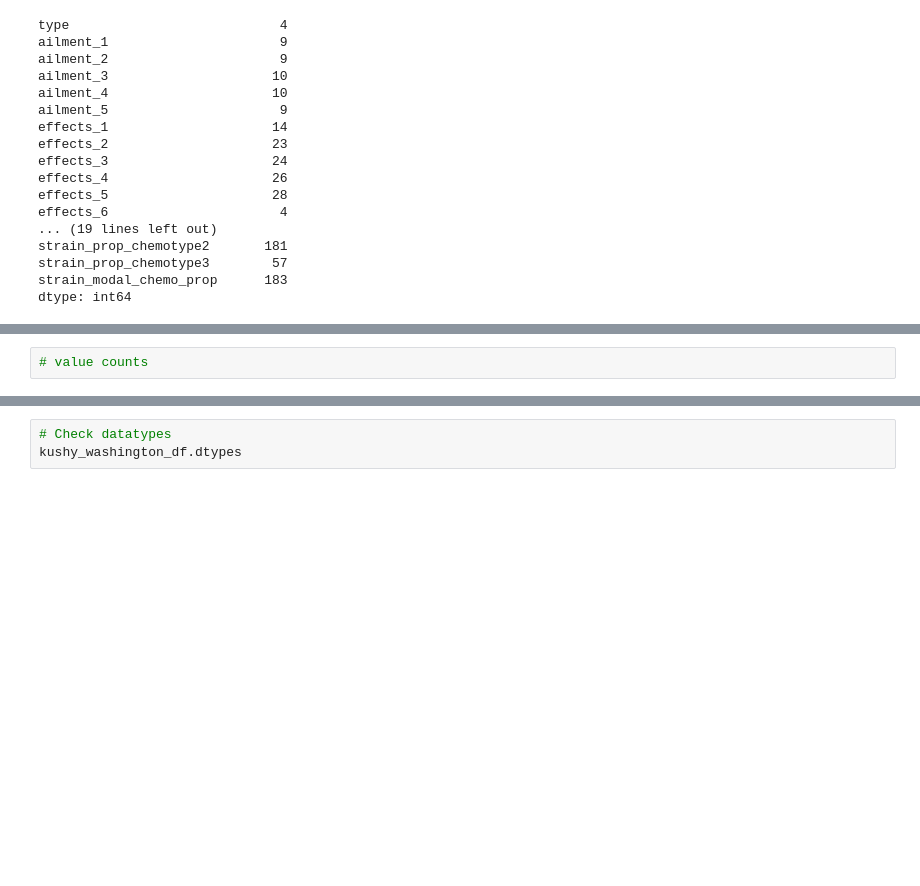
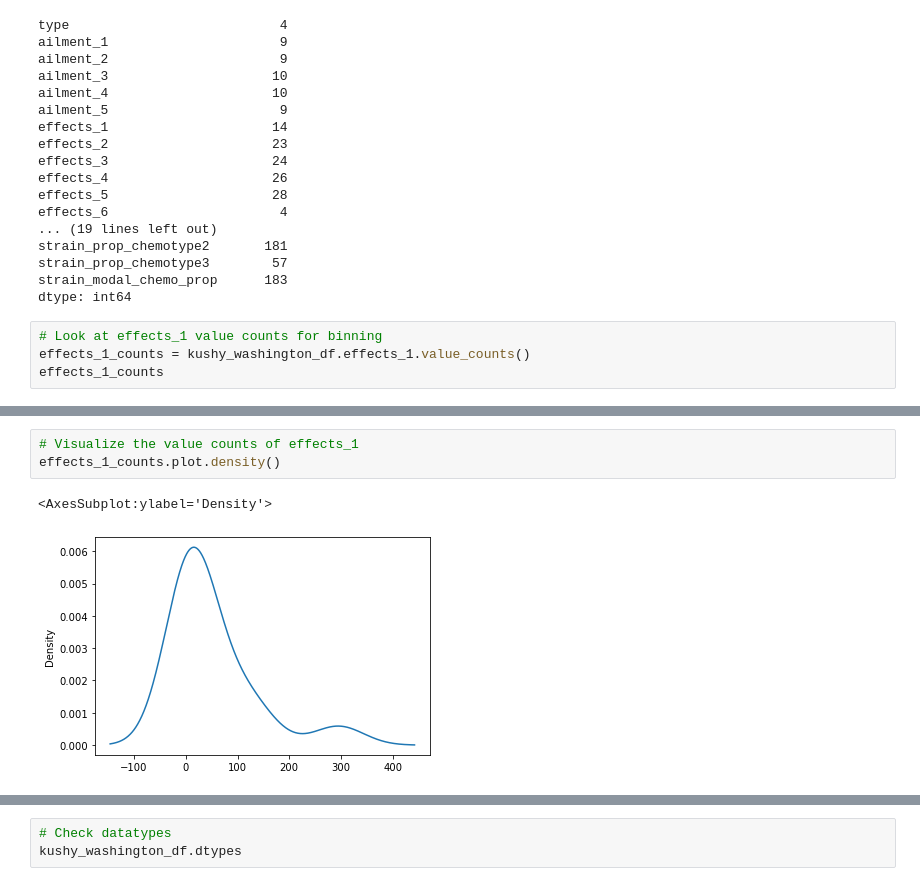
Before and after one commit to paulerlic/medical-marijuana-group, a Jupyter notebook: Model/MMG_DLNN_KT.ipynb, the cells around one changed output, grey strips where cells are left out. Drawn from its saved outputs; the diff is of its cells as text; blank space fills up the shorter version.

```diff
--- a/Model/MMG_DLNN_KT.ipynb
+++ b/Model/MMG_DLNN_KT.ipynb
@@ -87,3 +87,7 @@ strain_prop_chemotype2       181
 strain_prop_chemotype3        57
 strain_modal_chemo_prop      183
 dtype: int64
+# %%
+# Look at effects_1 value counts for binning
+effects_1_counts = kushy_washington_df.effects_1.value_counts()
+effects_1_counts
@@ -90,2 +110,6 @@ dtype: int64
 # %%
-# value counts
+# Visualize the value counts of effects_1
+effects_1_counts.plot.density()
+# %% [output]
+<AxesSubplot:ylabel='Density'>
+[figure, added]
```
Also changed, not shown: parts of 32 cells of this notebook, 1 other file.
